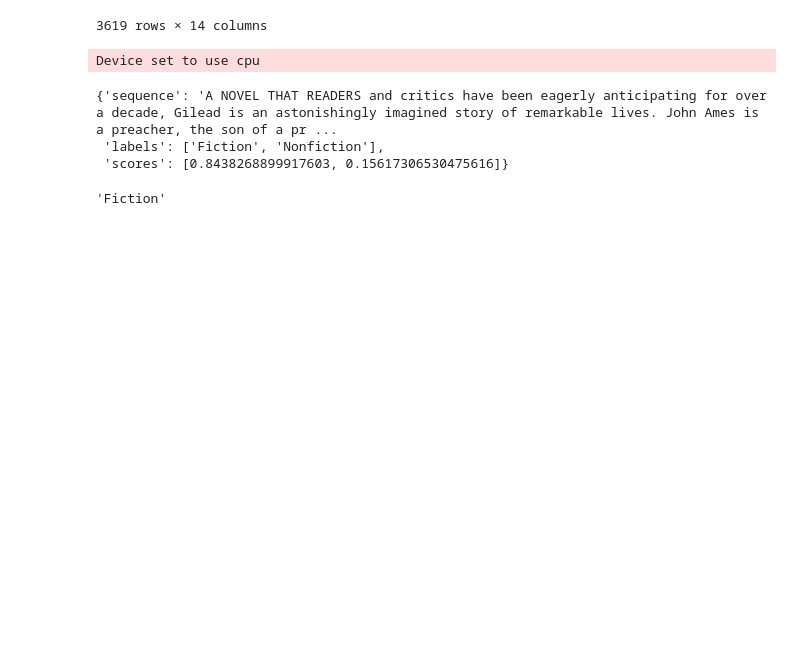
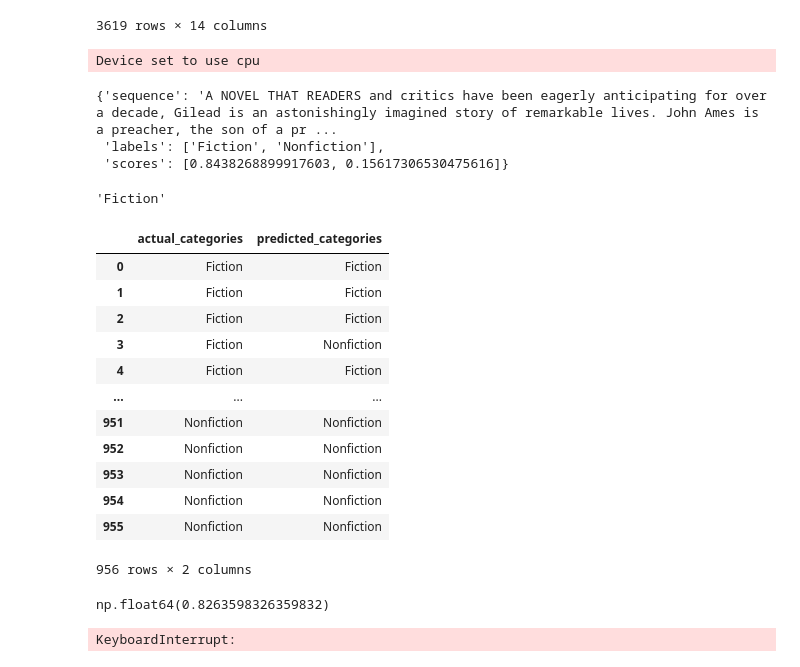
Before and after one commit to Theanh130124/DL_Recommendation_System, a Jupyter notebook: LLM_book_recommend_emmotions/text-classfications.ipynb, the cells around one changed output. Drawn from its saved outputs; the diff is of its cells as text; code cells hidden in the pictures; blank space fills up the shorter version.

Commit message:
Checking classfier actual

```diff
--- a/LLM_book_recommend_emmotions/text-classfications.ipynb
+++ b/LLM_book_recommend_emmotions/text-classfications.ipynb
@@ -117,3 +132,57 @@ max_label
 #Luu chi so voi nhan cao nhat lai
 # %% [output]
 'Fiction'
+# %%
+def generate_predictions(sequence,categories):
+    predictions = pipe(sequence,categories) #Gọi mô hình
+    max_index = np.argmax(predictions["scores"]) #Lấy score cao nhất
+    max_label = predictions["labels"][max_index] #Lấy tên nhãn
+    return max_label
+
+# được dùng để dự đoán nhãn (label) có xác suất cao nhất từ một chuỗi văn bản (sequence) trong số các nhãn cho trước (categories
+# %%
+from tqdm import tqdm  #Thanh bar tiến trình
+#
+# tqdm(range(0, 300)): tạo thanh tiến trình cho vòng lặp từ 0 đến 299.
+#
+# books.loc[books["simple_categories"] == "Fiction", "description"]: lọc ra các dòng có thể loại đơn giản là "Fiction", lấy cột description.
+#
+# .reset_index(drop=True)[i]: đặt lại chỉ số để truy cập đúng dòng i từ 0 → 299.
+#
+# generate_predictions(sequence, fiction_categories): gọi hàm đã định nghĩa trước đó để dự đoán nhãn từ mô hình (với danh sách fiction_categories — danh sách các nhãn fiction có thể).
+#
+# prediction_cats += [...]: thêm nhãn được dự đoán vào danh sách kết quả.
+#
+# actual_cats += ["Fiction"]: thêm nhãn thực tế để sau này đánh giá độ chính xác.
+
+actual_cats =[] #Danh mục thực te
+prediction_cats = [] #Danh mục dô mô hình dự đoán
+
+for i in tqdm(range(0,300)):
+    sequence = books.loc[books["simple_categories"] == "Fiction","description"].reset_index(drop=True)[i]
+    prediction_cats += [generate_predictions(sequence,fiction_categories)]
+    actual_cats += ["Fiction"]
+# %%
+for i in tqdm(range(0,300)):
+        sequence = books.loc[books["simple_categories"] == "Nonfiction","description"].reset_index(drop=True)[i]
+        prediction_cats += [generate_predictions(sequence,fiction_categories)]
+        actual_cats += ["Nonfiction"]
+# %%
+#Lưu các ket qua
+
+prediction_df = pd.DataFrame({"actual_categories": actual_cats,"predicted_categories":prediction_cats})
+prediction_df
+# %% [output]
+|  | actual_categories | predicted_categories |
+| 0 | Fiction | Fiction |
+| 1 | Fiction | Fiction |
+| 2 | Fiction | Fiction |
+| 3 | Fiction | Nonfiction |
+| 4 | Fiction | Fiction |
+| ... | ... | ... |
+| 951 | Nonfiction | Nonfiction |
+| 952 | Nonfiction | Nonfiction |
+| 953 | Nonfiction | Nonfiction |
+| 954 | Nonfiction | Nonfiction |
+| 955 | Nonfiction | Nonfiction |
+956 rows × 2 columns
@@ -119,0 +191,4 @@ max_label
+# %%
+prediction_df["correct_prediction"].sum()/len(prediction_df) #đúng 82%
+# %% [output]
+np.float64(0.8263598326359832)
@@ -119,0 +206,7 @@ max_label
+# %%
+for i in tqdm(range(0,len(missing_cats))):
+    sequence = missing_cats["description"][i]
+    prediction_cats += [generate_predictions(sequence,fiction_categories)]
+    isbns += [missing_cats["isbn13"][i]]
+# %% [output]
+KeyboardInterrupt:
```
Also changed, not shown: parts of 8 cells of this notebook, 1 other file.
